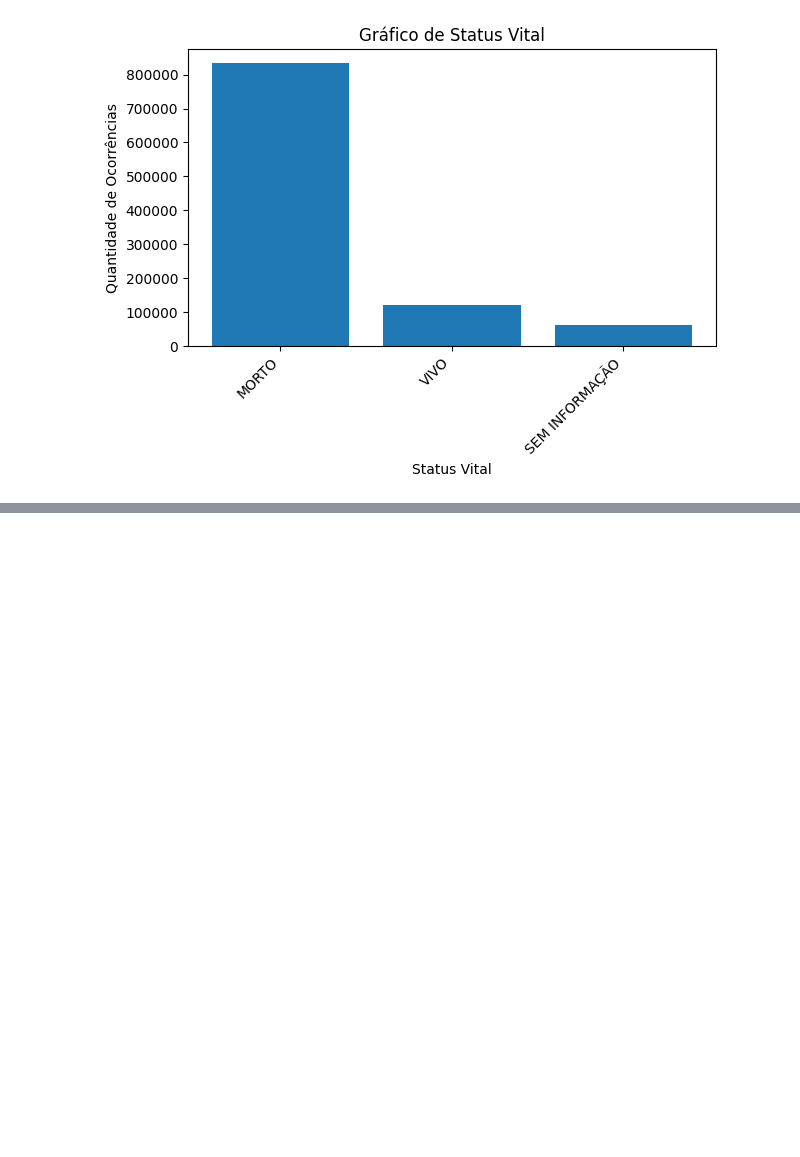
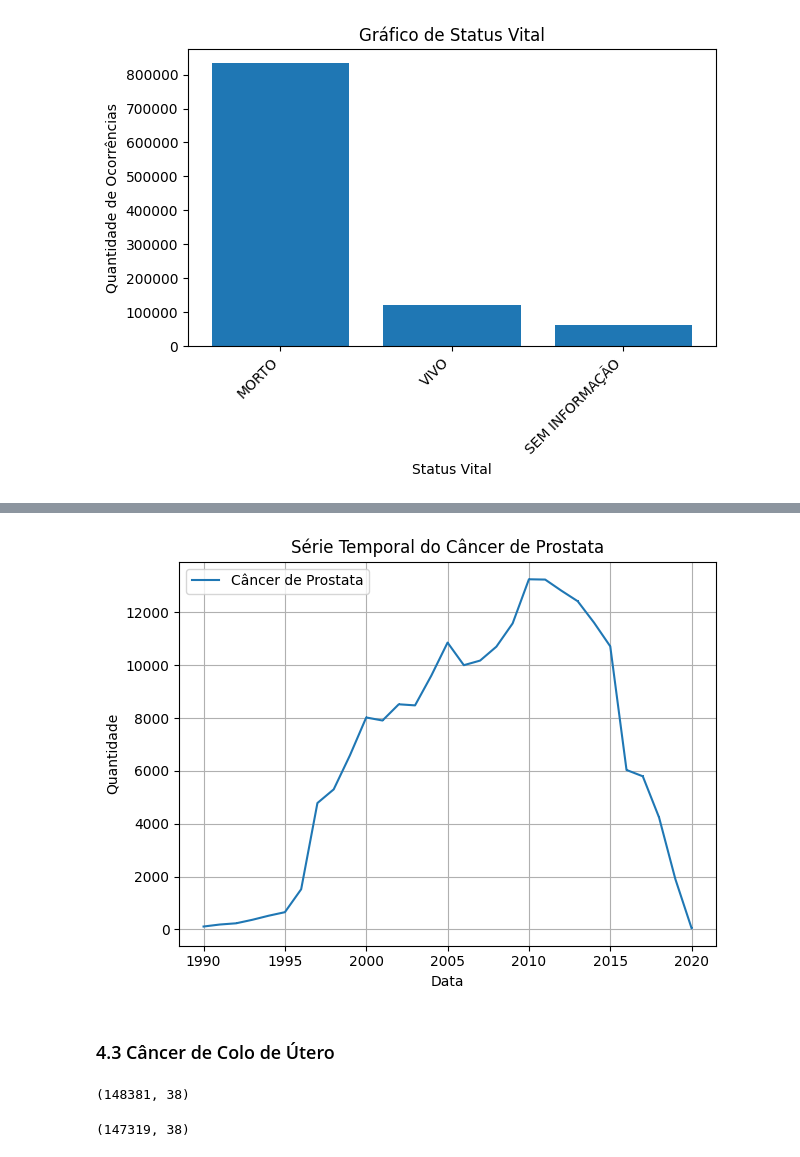
Before and after one commit to MateusVasc/IC-Cancer-Time-Series, a Jupyter notebook: presentation.ipynb, the cells around one changed output, grey strips where cells are left out. Drawn from its saved outputs; the diff is of its cells as text; code cells hidden in the pictures; blank space fills up the shorter version.

```diff
--- a/presentation.ipynb
+++ b/presentation.ipynb
@@ -668,0 +743,4 @@ plt.tight_layout()
+# %%
+df_prostata = df_final[df_final['Descrição da Doenca'] == 'PROSTATA']
+# %%
+df_prostata = df_prostata.sort_values(by='Data de Diagnostico')
@@ -668,0 +751,19 @@ plt.tight_layout()
+# %%
+prostata_count = df_prostata['Data de Diagnostico'].dt.year.value_counts().sort_index()
+
+plt.plot(prostata_count.index, prostata_count.values, marker=',', label='Câncer de Prostata', linestyle='-')
+
+
+plt.title("Série Temporal do Câncer de Prostata")
+plt.ylabel("Quantidade")
+plt.xlabel("Data")
+
+plt.grid(True)
+plt.legend()
+plt.tight_layout()
+
+plt.show()
+# %% [output]
+[figure, added]
+# %% [markdown]
+### 4.3 Câncer de Colo de Útero
@@ -668,0 +776,4 @@ plt.tight_layout()
+# %%
+df_colo_utero2.shape
+# %% [output]
+(148381, 38)
@@ -668,0 +782,4 @@ plt.tight_layout()
+# %%
+df_colo_utero.shape
+# %% [output]
+(147319, 38)
```
Also changed, not shown: parts of 22 cells of this notebook.
